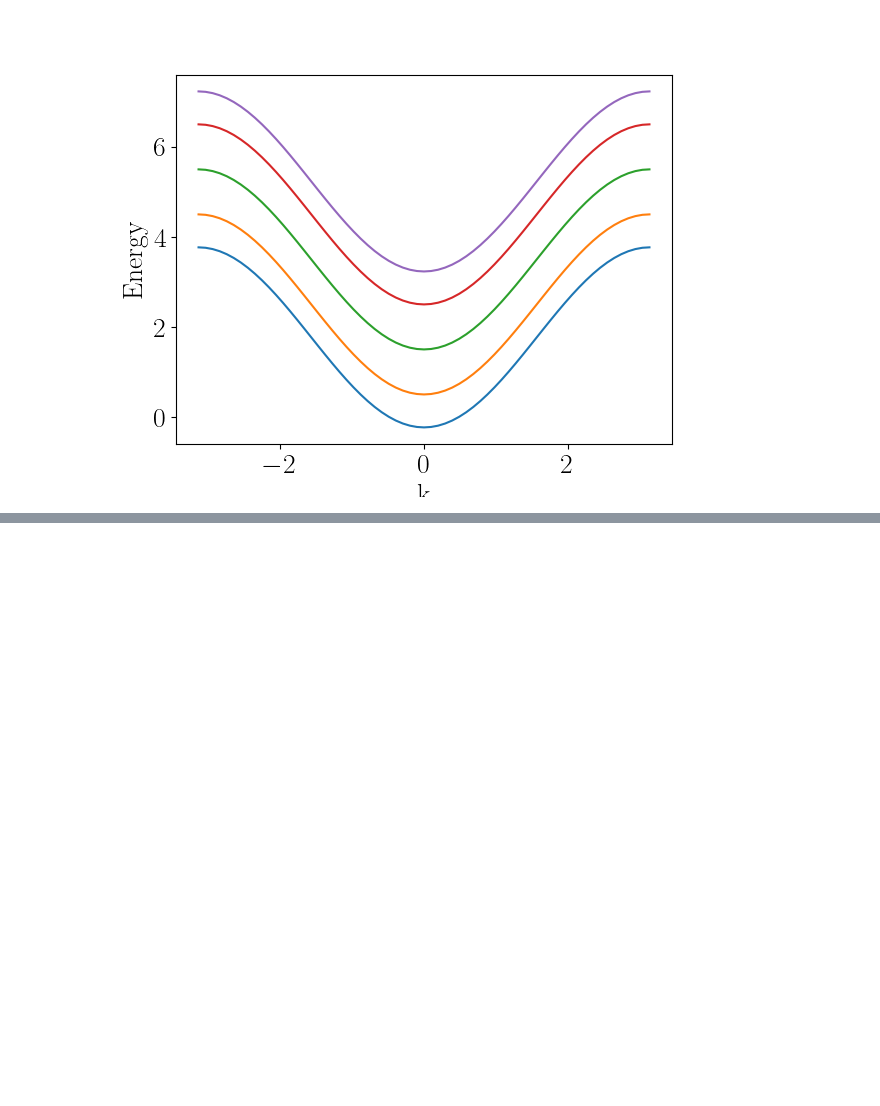
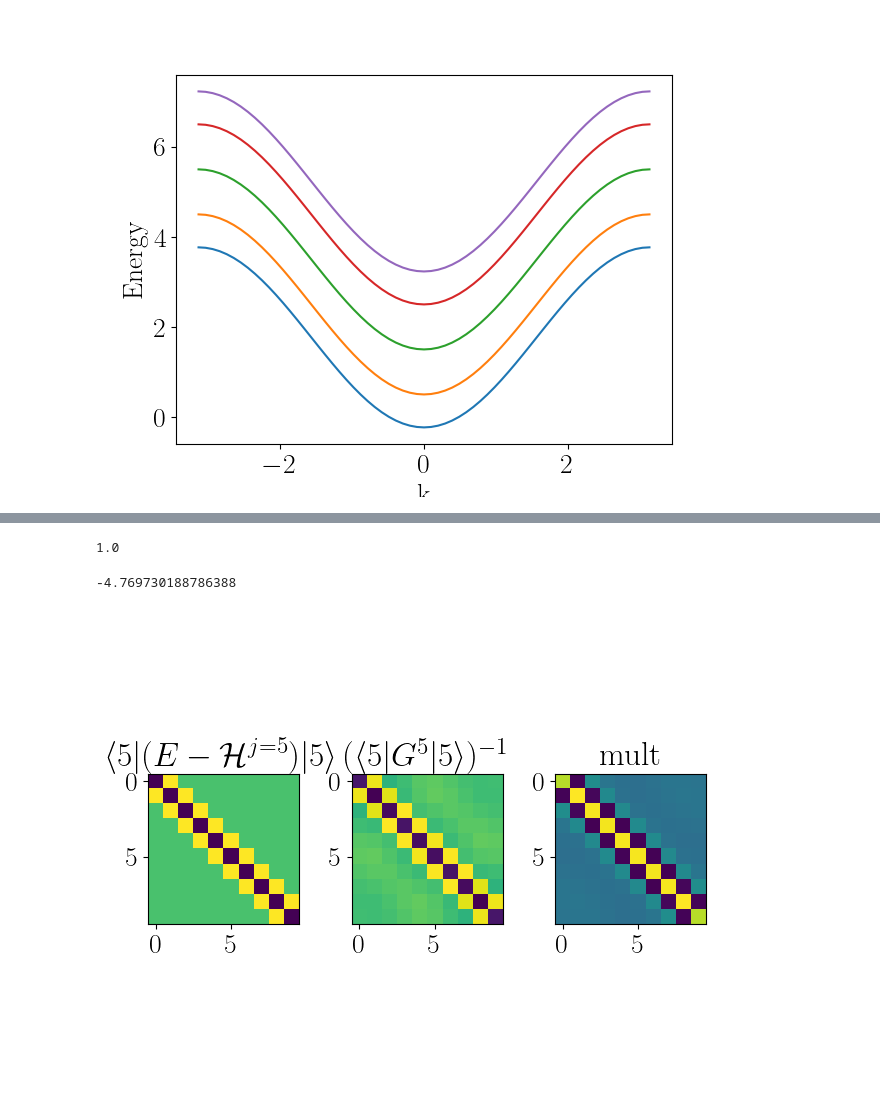
Before and after one commit to krishtoffel99/Josephson-Investigations-Old, a Jupyter notebook: Josephson effect and Supercurrents/diagnostics.ipynb, the cells around one changed output, grey strips where cells are left out. Drawn from its saved outputs; the diff is of its cells as text; code cells hidden in the pictures; blank space fills up the shorter version.

```diff
--- a/Josephson effect and Supercurrents/diagnostics.ipynb
+++ b/Josephson effect and Supercurrents/diagnostics.ipynb
@@ -236,0 +225,28 @@ diagonal.shape
+# %%
+print(params_new.energy)
+# Diagonal Greens function:
+diagonal = g_diag[-1]
+test_gf = diagonal[: , :  , j + 1]
+test_gf.shape
+
+# # Calculating the <j| H{j} |j>  block:
+H_J_jj =  H_J[ j*params_new.W : , j*params_new.W : ]
+
+inverse = np.linalg.inv(test_gf)
+
+fig , ax = plt.subplots(nrows = 1 , ncols = 3)
+ax[0].imshow(np.eye(params_new.W) -H_J_jj)
+ax[1].imshow(inverse)
+mult = inverse @( np.eye(params_new.W) -H_J_jj)
+ax[2].imshow(mult)
+
+ax[0].set_title(r'$\langle 5|(E - \mathcal{H}^{j = 5})|5\rangle$')
+ax[1].set_title(r'$(\langle 5|G^{5}|5\rangle)^{-1}$')
+ax[2].set_title(r'mult')
+plt.tight_layout()
+
+np.min(mult)
+# %% [output]
+1.0
+-4.769730188786388
+[figure, added]
```
Also changed, not shown: parts of 3 cells of this notebook, 1 other file.
